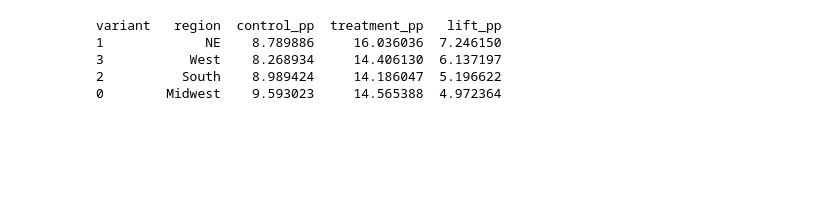
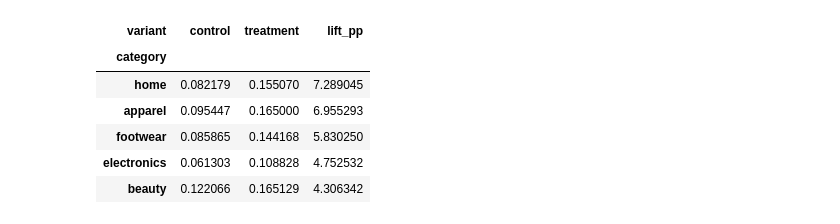
Before and after one commit to SayaliSawant0101/retail-ugc-retention-abtest, a Jupyter notebook: notebooks/01_ugc_email_abtest_case_study.ipynb, the cells around one changed output. Cells and saved outputs as stored; diff of their text form; code cells hidden in the pictures; blank space fills up the shorter version.

```diff
--- a/notebooks/01_ugc_email_abtest_case_study.ipynb
+++ b/notebooks/01_ugc_email_abtest_case_study.ipynb
@@ -93,0 +48,7 @@ Invalid timing counts:
+# %%
+df = pd.read_csv(
+    "../data/retail_paid_vs_organic_ugc_experiment.csv",
+    parse_dates=["first_purchase_date", "delivery_date", "ugc_email_sent_date"]
+)
+
+df.head()
@@ -319,36 +225,17 @@ variant     category  control_pp  treatment_pp   lift_pp
-# %%
-# Phase 5.3 — Region-level lift (Paid users only)
-
-paid = df[df.acquisition_channel == "paid"].copy()
-
-reg_summary = (
-    paid
-    .groupby(["region", "variant"])
-    .agg(
-        users=("user_id", "count"),
-        repeat_rate=("repeat_purchase_within_30d", "mean")
-    )
-    .reset_index()
-)
-
-reg_pivot = (
-    reg_summary
-    .pivot(index="region", columns="variant", values="repeat_rate")
-    .reset_index()
-)
-
-reg_pivot["lift_pp"] = (reg_pivot["treatment"] - reg_pivot["control"]) * 100
-reg_pivot["control_pp"] = reg_pivot["control"] * 100
-reg_pivot["treatment_pp"] = reg_pivot["treatment"] * 100
-
-reg_pivot = reg_pivot.sort_values("lift_pp", ascending=False)
-
-print(reg_pivot[[
-    "region", "control_pp", "treatment_pp", "lift_pp"
-]])
-# %% [output]
-variant   region  control_pp  treatment_pp   lift_pp
-1             NE    8.789886     16.036036  7.246150
-3           West    8.268934     14.406130  6.137197
-2          South    8.989424     14.186047  5.196622
-0        Midwest    9.593023     14.565388  4.972364
+# %%
+cat = (
+    paid.groupby(["category", "variant"])["repeat_purchase_within_30d"]
+    .mean()
+    .unstack()
+)
+
+cat["lift_pp"] = (cat["treatment"] - cat["control"]) * 100
+cat.sort_values("lift_pp", ascending=False)
+# %% [output]
+| variant | control | treatment | lift_pp |
+| category |  |  |  |
+| home | 0.082179 | 0.155070 | 7.289045 |
+| apparel | 0.095447 | 0.165000 | 6.955293 |
+| footwear | 0.085865 | 0.144168 | 5.830250 |
+| electronics | 0.061303 | 0.108828 | 4.752532 |
+| beauty | 0.122066 | 0.165129 | 4.306342 |
```
Also changed, not shown: parts of 22 cells of this notebook.
